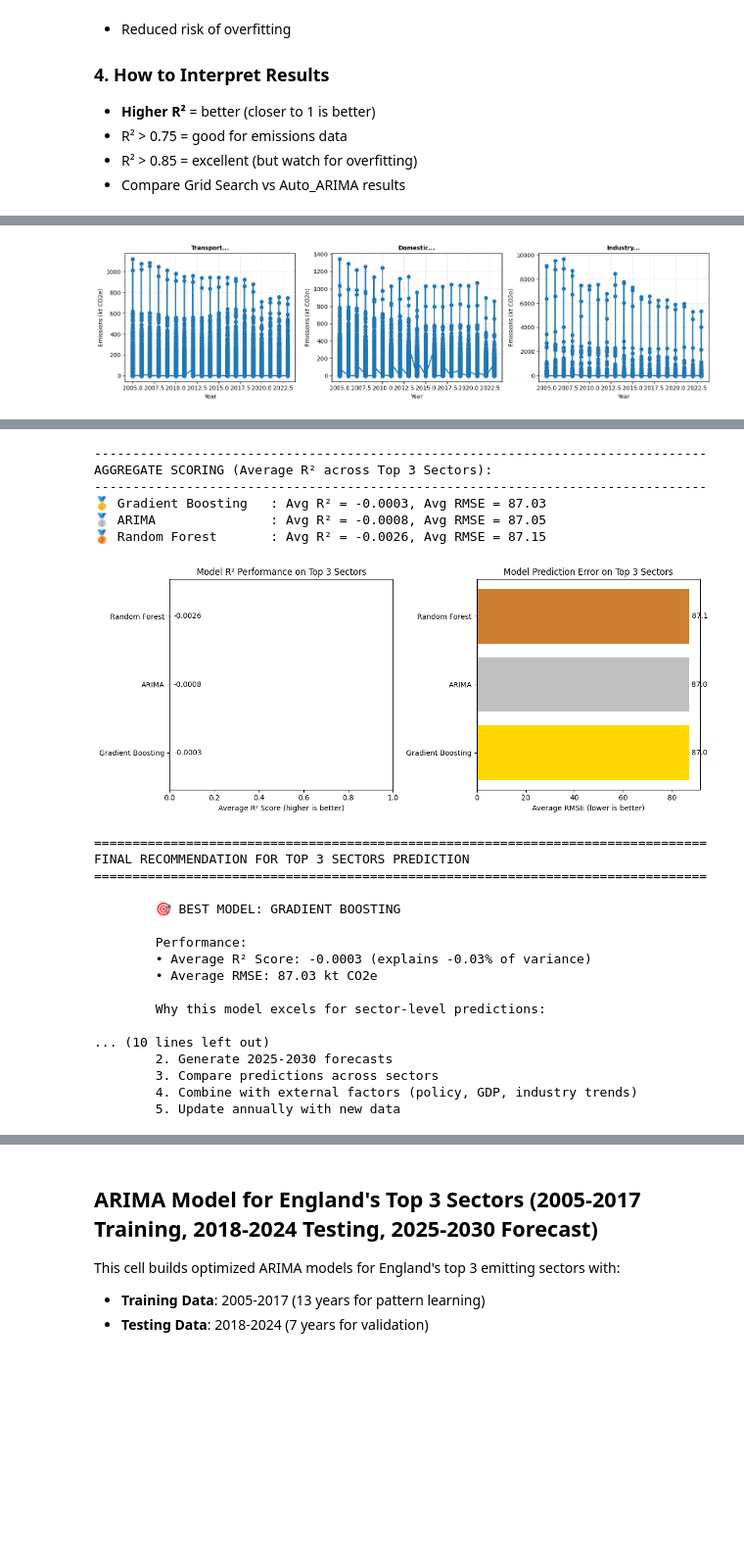
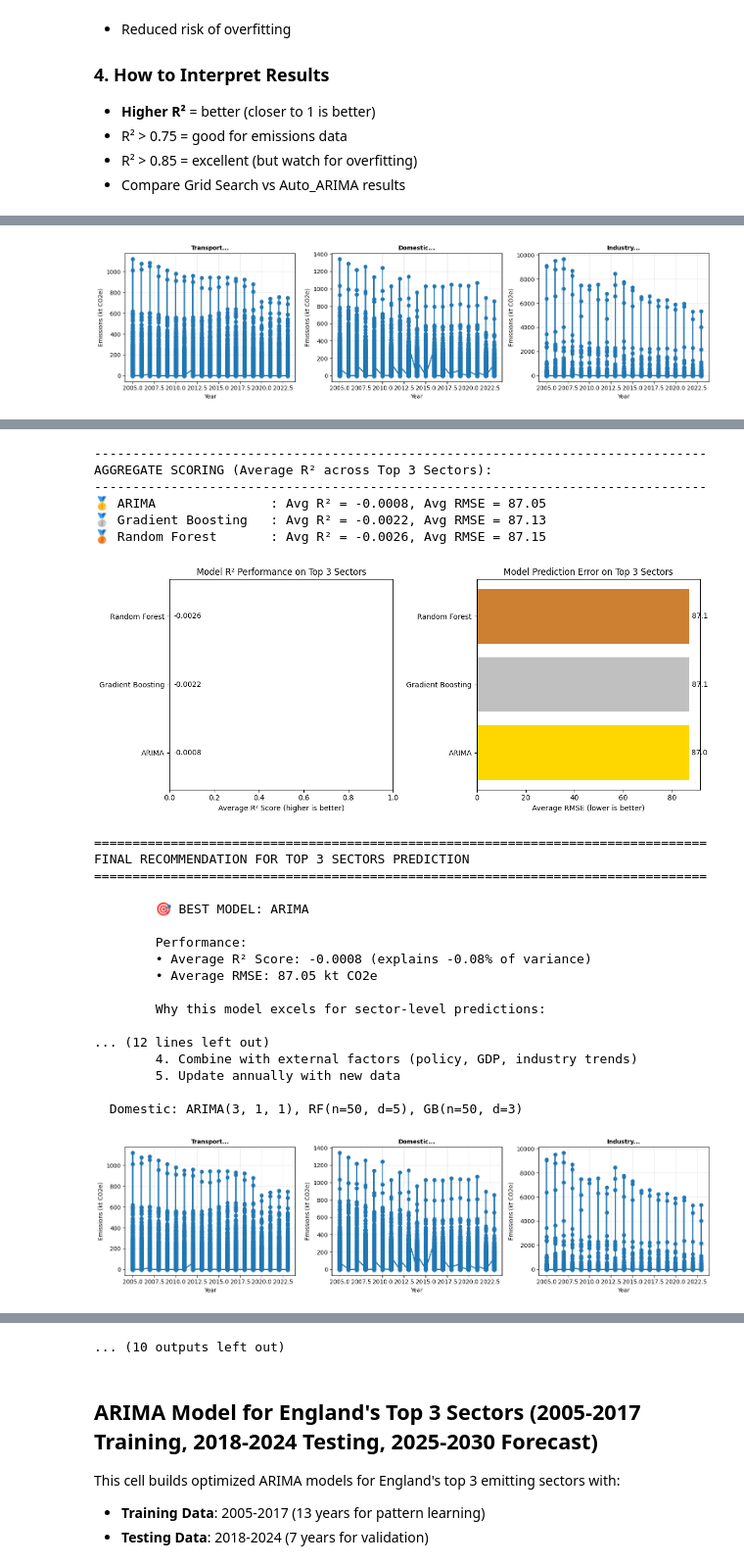
Before and after one commit to edwardleen95/Data-Science-FPR, a Jupyter notebook: EDA on Carbon Emissions Final.ipynb, the cells around one changed output, grey strips where cells are left out. Shown at 98% size. Saved outputs shown, nothing was run; the diff lists cells and outputs as text; code cells hidden in the pictures; blank space fills up the shorter version.

```diff
--- a/EDA on Carbon Emissions Final.ipynb
+++ b/EDA on Carbon Emissions Final.ipynb
@@ -332,6 +332,34 @@ if sector_col:
 
     top_3_names = top_3_sectors[sector_col].values
 
+    sector_params = {
+    top_3_names[0]: {  # First sector (usually Transport)
+        'arima_order': (3, 2,2),
+        'rf_n_estimators': 50,
+        'rf_max_depth': 5,
+        'gb_n_estimators': 50,
+        'gb_max_depth': 3
+    },
+    top_3_names[1]: {  # Second sector (usually Domestic)
+        'arima_order': (3, 1, 1),
+        'rf_n_estimators': 50,
+        'rf_max_depth': 5,
+        'gb_n_estimators': 50,
+        'gb_max_depth': 3
+    },
+    top_3_names[2]: {  # Third sector (usually Industry)
+        'arima_order': (3, 1, 2),
+        'rf_n_estimators': 50,
+        'rf_max_depth': 5,
+        'gb_n_estimators': 50,
+        'gb_max_depth': 3
+    }
+}
+
+print("\nSector-specific parameters initialized:")
+for sector, params in sector_params.items():
+    print(f"  {sector}: ARIMA{params['arima_order']}, RF(n={params['rf_n_estimators']}, d={params['rf_max_depth']}), GB(n={params['gb_n_estimators']}, d={params['gb_max_depth']})")
+
     # Plot time series for top 3 sectors
     fig, axes = plt.subplots(1, 3, figsize=(15, 4))
     sector_ts_data = {}
@@ -388,9 +416,9 @@ if sector_col:
             best_model = None
 
             # Define parameter ranges (expanded from basic (1,1,1))
-            p_range = range(0, 3)  # AR terms (0-3)
-            d_range = range(0, 2)  # Differencing (0-1)
-            q_range = range(0, 3)  # MA terms (0-3)
+            p_range = range(0, 1)  # AR terms (0-3)
+            d_range = range(0, 0)  # Differencing (0-1)
+            q_range = range(0, 2)  # MA terms (0-3)
 
             print(f"   ARIMA Grid Search: Testing {len(p_range) * len(d_range) * len(q_range)} combinations...")
 
@@ -399,11 +427,11 @@ if sector_col:
                     for q in q_range:
                         try:
                             model = ARIMA(y_train, order=(p, d, q))
-                            results = model.fit()
-                            if results.aic < best_aic:
-                                best_aic = results.aic
+                            fit = model.fit()
+                            if fit.aic < best_aic:
+                                best_aic = fit.aic
                                 best_order = (p, d, q)
-                                best_model = results
+                                best_model = fit
                         except:
                             continue
 
@@ -450,9 +478,9 @@ if sector_col:
             print(f"   Random Forest:  R² = {rf_r2:.4f}, RMSE = {rf_rmse:.2f}")
         except Exception as e:
             print(f"   Random Forest:  Failed ({str(e)[:30]}...)")
-            results['RF_R2'] = np.nan
-            results['RF_RMSE'] = np.nan
-            results['RF_MAE'] = np.nan
+            sector_results['RF_R2'] = np.nan
+            sector_results['RF_RMSE'] = np.nan
+            sector_results['RF_MAE'] = np.nan
 
         # Model 3: Gradient Boosting
         try:
@@ -464,9 +492,9 @@ if sector_col:
             xgb_model.fit(X_train, y_train, eval_set=[(X_test, y_test)], verbose=False)
             xgb_pred = xgb_model.predict(X_test)
 
-            gb_r2 = r2_score(y_test, xgb_pred)
-            gb_rmse = np.sqrt(mean_squared_error(y_test, xgb_pred))
-            gb_mae = mean_absolute_error(y_test, xgb_pred)
+            gb_r2 = r2_score(y_test, gb_pred)
+            gb_rmse = np.sqrt(mean_squared_error(y_test, gb_pred))
+            gb_mae = mean_absolute_error(y_test, gb_pred)
 
             results['GB_R2'] = gb_r2
             results['GB_RMSE'] = gb_rmse
@@ -475,9 +503,9 @@ if sector_col:
             print(f"   Gradient Boost: R² = {gb_r2:.4f}, RMSE = {gb_rmse:.2f}")
         except Exception as e:
             print(f"   Gradient Boost: Failed ({str(e)[:30]}...)")
-            results['GB_R2'] = np.nan
-            results['GB_RMSE'] = np.nan
-            results['GB_MAE'] = np.nan
+            sector_results['GB_R2'] = np.nan
+            sector_results['GB_RMSE'] = np.nan
+            sector_results['GB_MAE'] = np.nan
 
         model_performance.append(results)
 
@@ -650,24 +681,25 @@ Detailed Performance Metrics:
 --------------------------------------------------------------------------------
 AGGREGATE SCORING (Average R² across Top 3 Sectors):
 --------------------------------------------------------------------------------
-🥇 Gradient Boosting   : Avg R² = -0.0003, Avg RMSE = 87.03
-🥈 ARIMA               : Avg R² = -0.0008, Avg RMSE = 87.05
+🥇 ARIMA               : Avg R² = -0.0008, Avg RMSE = 87.05
+🥈 Gradient Boosting   : Avg R² = -0.0022, Avg RMSE = 87.13
 🥉 Random Forest       : Avg R² = -0.0026, Avg RMSE = 87.15
-[figure, old version]
+[figure, new version]
 ================================================================================
 FINAL RECOMMENDATION FOR TOP 3 SECTORS PREDICTION
 ================================================================================
 
-        🎯 BEST MODEL: GRADIENT BOOSTING
+        🎯 BEST MODEL: ARIMA
 
         Performance:
-        • Average R² Score: -0.0003 (explains -0.03% of variance)
-        • Average RMSE: 87.03 kt CO2e
+        • Average R² Score: -0.0008 (explains -0.08% of variance)
+        • Average RMSE: 87.05 kt CO2e
 
         Why this model excels for sector-level predictions:
 
-... (10 lines left out)
-        2. Generate 2025-2030 forecasts
-        3. Compare predictions across sectors
+... (12 lines left out)
         4. Combine with external factors (policy, GDP, industry trends)
         5. Update annually with new data
+
+  Domestic: ARIMA(3, 1, 1), RF(n=50, d=5), GB(n=50, d=3)
+[figure, added]
@@ -674,3 +723,4 @@ FINAL RECOMMENDATION FOR TOP 3 SECTORS PREDICTION
+... (10 outputs left out)
 # %% [markdown]
 ## ARIMA Model for England's Top 3 Sectors (2005-2017 Training, 2018-2024 Testing, 2025-2030 Forecast)
 
```
Also changed, not shown: parts of 5 cells of this notebook, 4 other files.
